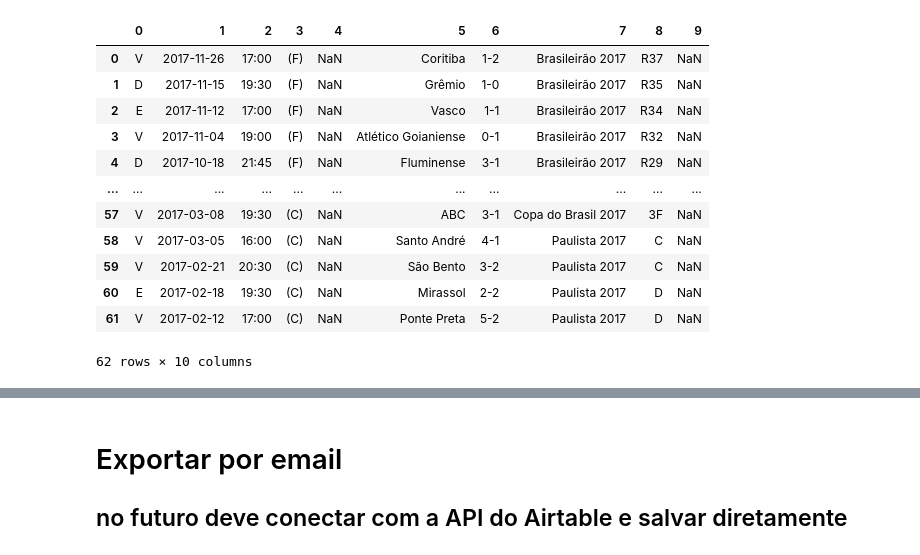
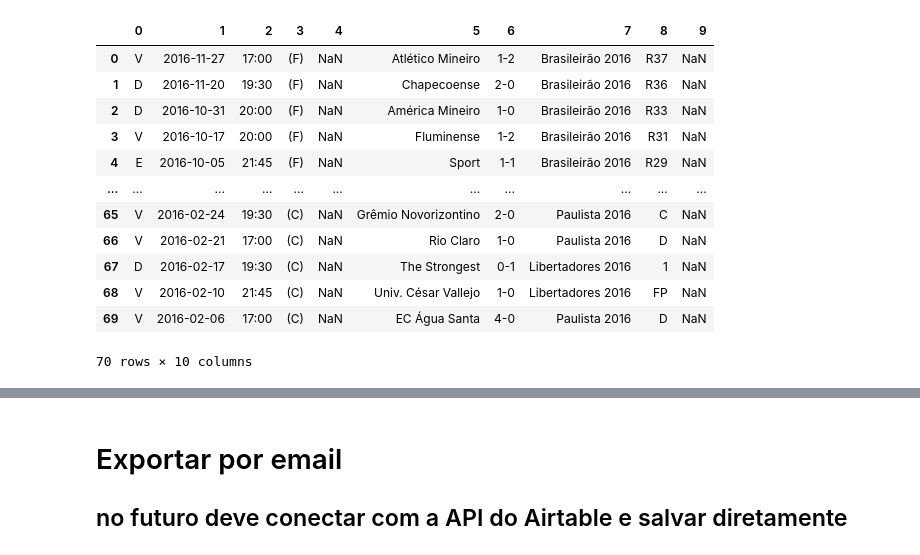
Before and after one commit to gcmoura77/estatistica-sp, a Jupyter notebook: raspagem.ipynb, the cells around one changed output, grey strips where cells are left out. Drawn from its saved outputs; the diff is of its cells as text; code cells hidden in the pictures.

```diff
--- a/raspagem.ipynb
+++ b/raspagem.ipynb
@@ -1,34 +1,34 @@
 # %%
 import pandas as pd
 
-ano = '2017'
+ano = '2016'
 
 onde = 'f'
 url = f'https://www.ogol.com.br/equipe/sao-paulo/todos-os-jogos?grp=1&ond={onde}&compet_id_jogos=0&ved=&ano={ano}&comfim=0&equipa_1=2256&menu=allmatches&type=year&op=ver_confronto'
 site_resultados = pd.read_html(url,encoding='ISO-8859-1')
 resultados_fora = site_resultados[2]
 
 onde = 'c'
 url = f'https://www.ogol.com.br/equipe/sao-paulo/todos-os-jogos?grp=1&ond={onde}&compet_id_jogos=0&ved=&ano={ano}&comfim=0&equipa_1=2256&menu=allmatches&type=year&op=ver_confronto'
 site_resultados = pd.read_html(url,encoding='ISO-8859-1')
 resultados_casa = site_resultados[2]
 
 resultados = pd.concat([resultados_fora, resultados_casa], ignore_index=True)
 resultados
 # %% [output]
 |  | 0 | 1 | 2 | 3 | 4 | 5 | 6 | 7 | 8 | 9 |
-| 0 | V | 2017-11-26 | 17:00 | (F) | NaN | Coritiba | 1-2 | Brasileirão 2017 | R37 | NaN |
-| 1 | D | 2017-11-15 | 19:30 | (F) | NaN | Grêmio | 1-0 | Brasileirão 2017 | R35 | NaN |
-| 2 | E | 2017-11-12 | 17:00 | (F) | NaN | Vasco | 1-1 | Brasileirão 2017 | R34 | NaN |
-| 3 | V | 2017-11-04 | 19:00 | (F) | NaN | Atlético Goianiense | 0-1 | Brasileirão 2017 | R32 | NaN |
-| 4 | D | 2017-10-18 | 21:45 | (F) | NaN | Fluminense | 3-1 | Brasileirão 2017 | R29 | NaN |
+| 0 | V | 2016-11-27 | 17:00 | (F) | NaN | Atlético Mineiro | 1-2 | Brasileirão 2016 | R37 | NaN |
+| 1 | D | 2016-11-20 | 19:30 | (F) | NaN | Chapecoense | 2-0 | Brasileirão 2016 | R36 | NaN |
+| 2 | D | 2016-10-31 | 20:00 | (F) | NaN | América Mineiro | 1-0 | Brasileirão 2016 | R33 | NaN |
+| 3 | V | 2016-10-17 | 20:00 | (F) | NaN | Fluminense | 1-2 | Brasileirão 2016 | R31 | NaN |
+| 4 | E | 2016-10-05 | 21:45 | (F) | NaN | Sport | 1-1 | Brasileirão 2016 | R29 | NaN |
 | ... | ... | ... | ... | ... | ... | ... | ... | ... | ... | ... |
-| 57 | V | 2017-03-08 | 19:30 | (C) | NaN | ABC | 3-1 | Copa do Brasil 2017 | 3F | NaN |
-| 58 | V | 2017-03-05 | 16:00 | (C) | NaN | Santo André | 4-1 | Paulista 2017 | C | NaN |
-| 59 | V | 2017-02-21 | 20:30 | (C) | NaN | São Bento | 3-2 | Paulista 2017 | C | NaN |
-| 60 | E | 2017-02-18 | 19:30 | (C) | NaN | Mirassol | 2-2 | Paulista 2017 | D | NaN |
-| 61 | V | 2017-02-12 | 17:00 | (C) | NaN | Ponte Preta | 5-2 | Paulista 2017 | D | NaN |
+| 65 | V | 2016-02-24 | 19:30 | (C) | NaN | Grêmio Novorizontino | 2-0 | Paulista 2016 | C | NaN |
+| 66 | V | 2016-02-21 | 17:00 | (C) | NaN | Rio Claro | 1-0 | Paulista 2016 | D | NaN |
+| 67 | D | 2016-02-17 | 19:30 | (C) | NaN | The Strongest | 0-1 | Libertadores 2016 | 1 | NaN |
+| 68 | V | 2016-02-10 | 21:45 | (C) | NaN | Univ. César Vallejo | 1-0 | Libertadores 2016 | FP | NaN |
+| 69 | V | 2016-02-06 | 17:00 | (C) | NaN | EC Água Santa | 4-0 | Paulista 2016 | D | NaN |
-62 rows × 10 columns
+70 rows × 10 columns
 # %%
 resultados_casa
 # %% [output]
```
Also changed, not shown: parts of 5 cells of this notebook, 1 other file.
